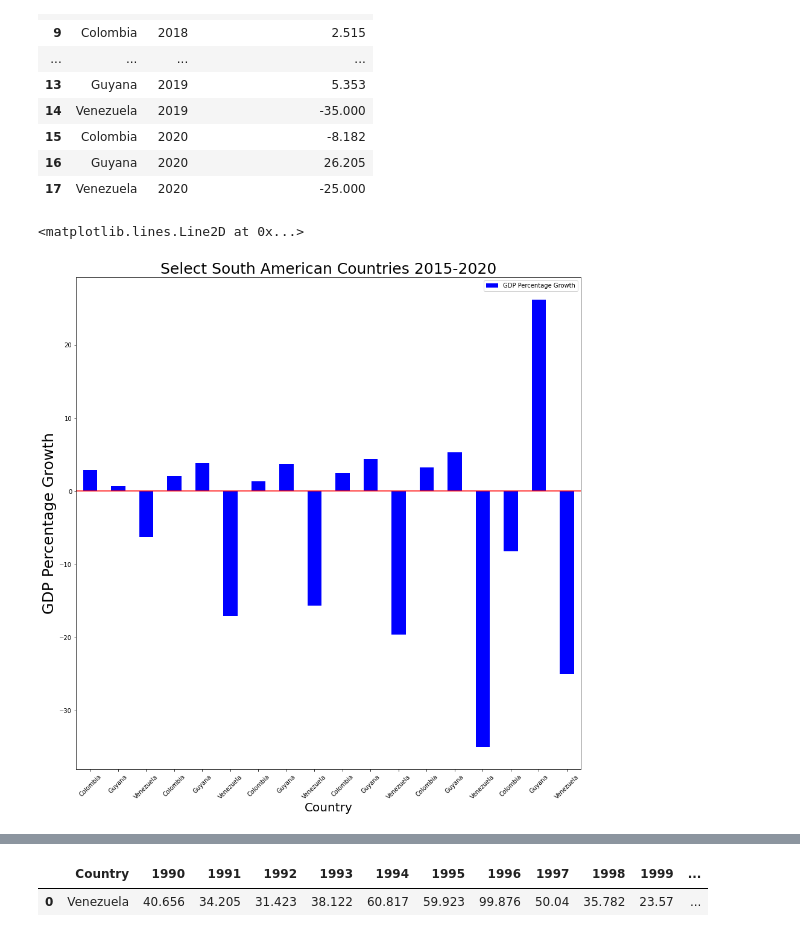
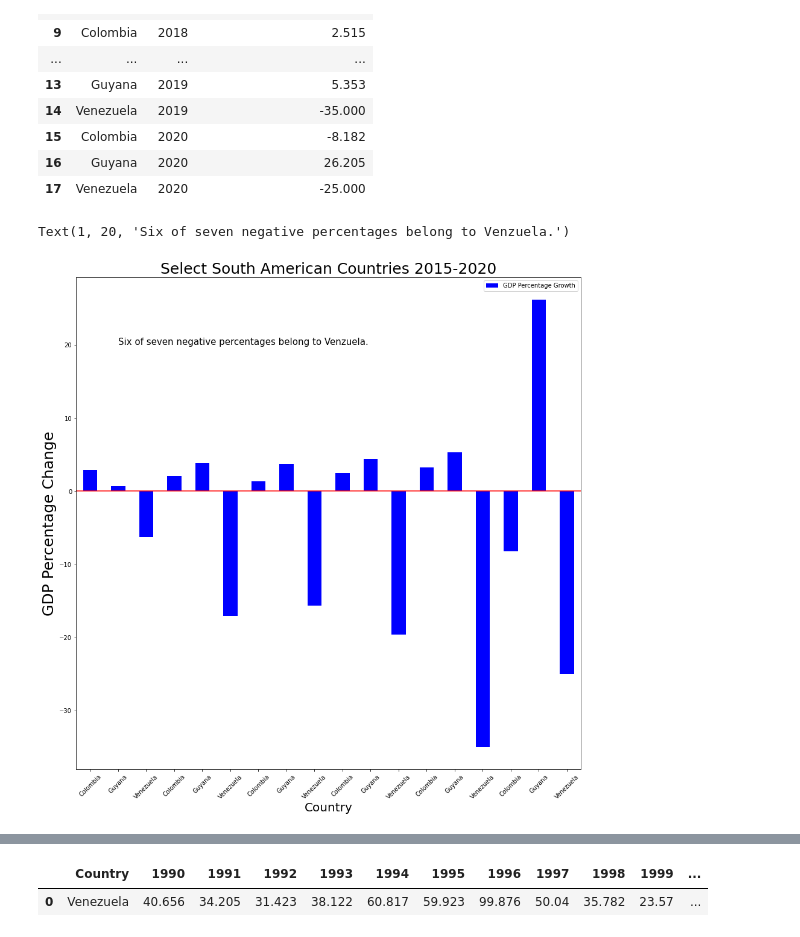
Before and after one commit to jonnie763/DATA-690-WANG-Stats-and-Visualizations, a Jupyter notebook: Jonathan_Rius_Deliverable_2.ipynb, the cells around one changed output, grey strips where cells are left out. Saved outputs shown, nothing was run; the diff lists cells and outputs as text; code cells hidden in the pictures.

```diff
--- a/Jonathan_Rius_Deliverable_2.ipynb
+++ b/Jonathan_Rius_Deliverable_2.ipynb
@@ -35,14 +35,14 @@ Years
 # %% [output]
 ['2015', '2016', '2017', '2018', '2019', '2020']
 # %%
-long_df = df.melt(
-    id_vars="Country",                          # Unique identifier
-    value_vars=Years,    # List of columns to be melted to a single variable
+long_df_Countries = df.melt(
+    id_vars="Country",                         # Unique identifier
+    value_vars=Years,                          # List of columns to be melted to a single variable
     var_name="Years",                          # The new column name for the variable
-    value_name="GDP Percentage Growth"                         # The new column name for the value
+    value_name="GDP Percentage Growth"         # The new column name for the value
 )
 
-long_df
+long_df_Countries
 # %% [output]
 |  | Country | Years | GDP Percentage Growth |
 | 0 | Colombia | 2015 | 2.956 |
@@ -63,14 +63,18 @@ long_df
 | 17 | Venezuela | 2020 | -25.000 |
 # %%
 fig, ax = plt.subplots(figsize=(15,15))
-ax.set_ylabel("GDP Percentage Growth",fontname="Arial", fontsize=25)
+ax.set_ylabel("GDP Percentage Change",fontname="Arial", fontsize=25)
 ax.set_xlabel("Country",fontname="Arial", fontsize=20)
 ax.set_title("Select South American Countries 2015-2020",fontname="Arial", fontsize=25)
-long_df.plot(kind='bar',x='Country',y='GDP Percentage Growth', legend= "GDP Percentage Growth", color="b", rot=45, ax = ax)
-plt.axhline(y=0, color='r')
+long_df_Countries.plot(kind='bar',x='Country',y='GDP Percentage Growth', legend= "GDP Percentage Growth", color="b", rot=45, ax = ax) # Graph Long df above, comparing countries
+
+plt.axhline(y=0, color='r')                                                                                                           # X- axis gives graph cleaner look
+
+
+ax.text(1, 20, r'Six of seven negative percentages belong to Venzuela.',fontsize=15)                                                 # Make note of comparions between countries
 # %% [output]
-<matplotlib.lines.Line2D at 0x...>
+Text(1, 20, 'Six of seven negative percentages belong to Venzuela.')
-[figure, old version]
+[figure, new version]
 # %%
 df= pd.read_html("https://www.imf.org/en/Publications/WEO/weo-database/2020/October/weo-report?c=299,&s=PCPIPCH,&sy=1990&ey=2020&ssm=0&scsm=1&scc=0&ssd=1&ssc=0&sic=0&sort=country&ds=.&br=1")
 df = df[0]
```
Also changed, not shown: parts of 39 cells of this notebook.
